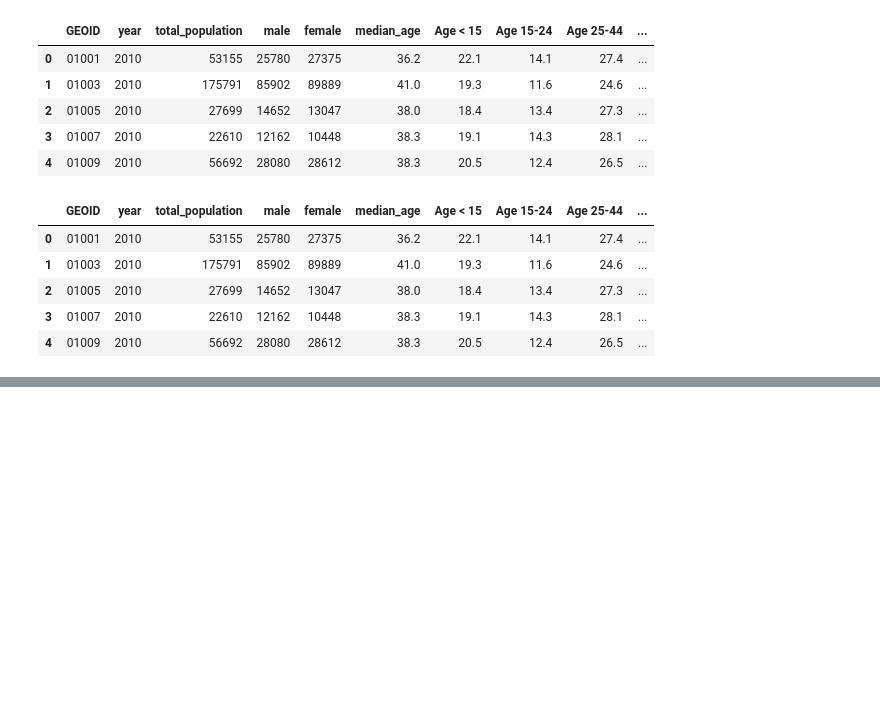
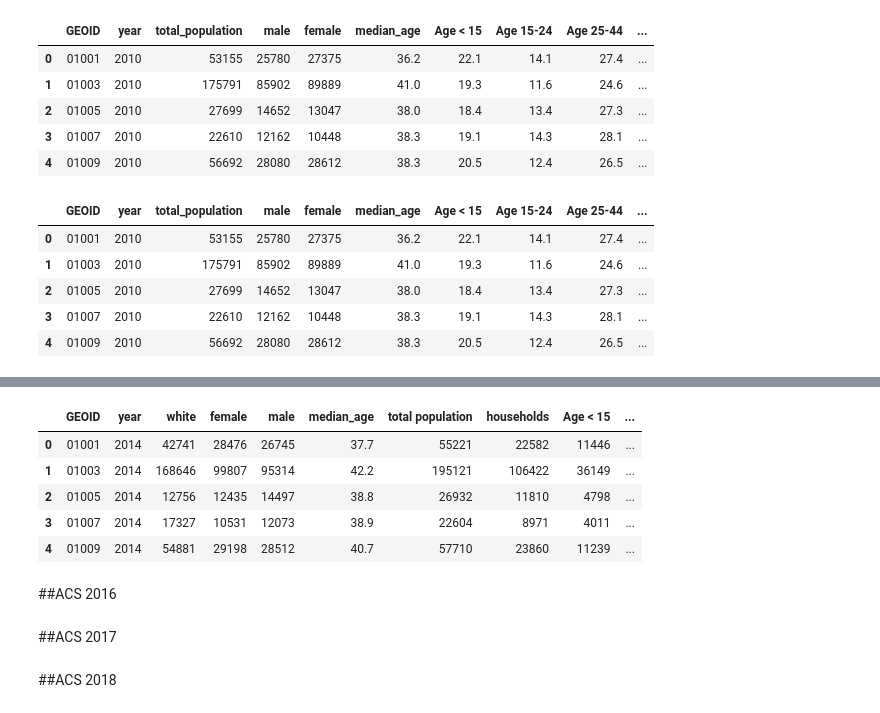
Before and after one commit to ReidelVichot/LC_identification, a Jupyter notebook: census_cleaning_11_18_24.ipynb, the cells around one changed output, grey strips where cells are left out. Cells and saved outputs as stored; diff of their text form; code cells hidden in the pictures; blank space fills up the shorter version.

```diff
--- a/census_cleaning_11_18_24.ipynb
+++ b/census_cleaning_11_18_24.ipynb
@@ -275,2 +561,11 @@ acs5_11.head()
 # %%
-acs5_11.head()
+acs5_15.head()
+# %% [output]
+|  | GEOID | year | white | female | male | median_age | total population | households | Age < 15 | ... |
+| 0 | 01001 | 2014 | 42741 | 28476 | 26745 | 37.7 | 55221 | 22582 | 11446 | ... |
+| 1 | 01003 | 2014 | 168646 | 99807 | 95314 | 42.2 | 195121 | 106422 | 36149 | ... |
+| 2 | 01005 | 2014 | 12756 | 12435 | 14497 | 38.8 | 26932 | 11810 | 4798 | ... |
+| 3 | 01007 | 2014 | 17327 | 10531 | 12073 | 38.9 | 22604 | 8971 | 4011 | ... |
+| 4 | 01009 | 2014 | 54881 | 29198 | 28512 | 40.7 | 57710 | 23860 | 11239 | ... |
+# %% [markdown]
+##ACS 2016
@@ -276,0 +633,2 @@ acs5_11.head()
+# %% [markdown]
+##ACS 2017
@@ -276,0 +696,2 @@ acs5_11.head()
+# %% [markdown]
+##ACS 2018
```
Also changed, not shown: parts of 32 cells of this notebook.
